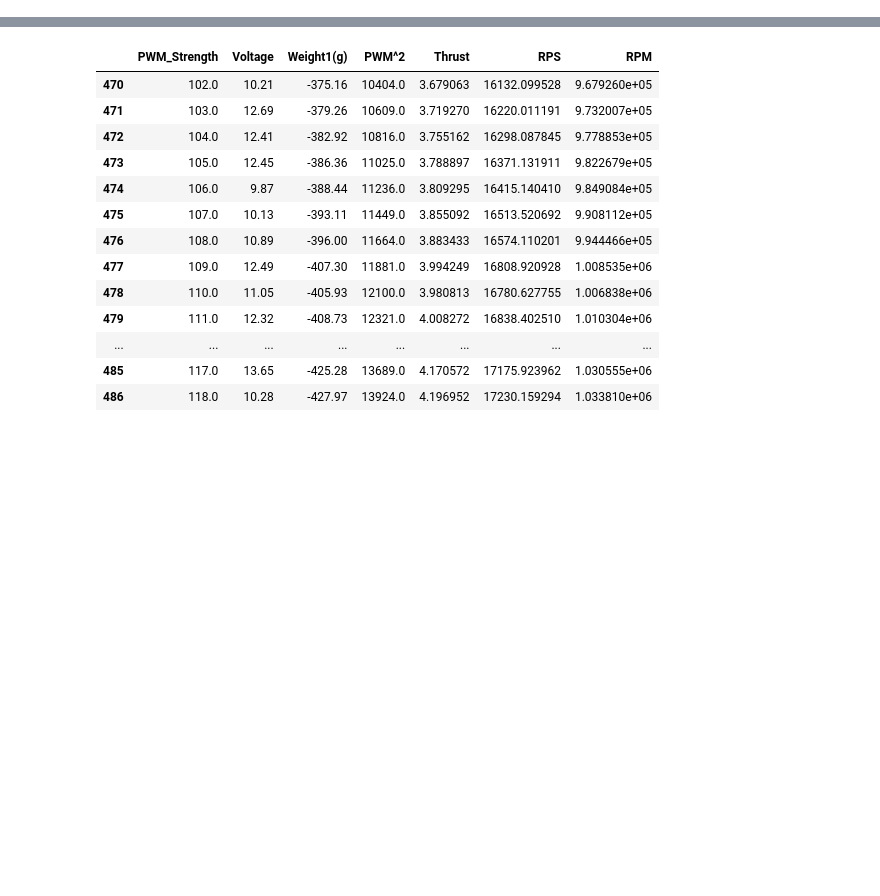
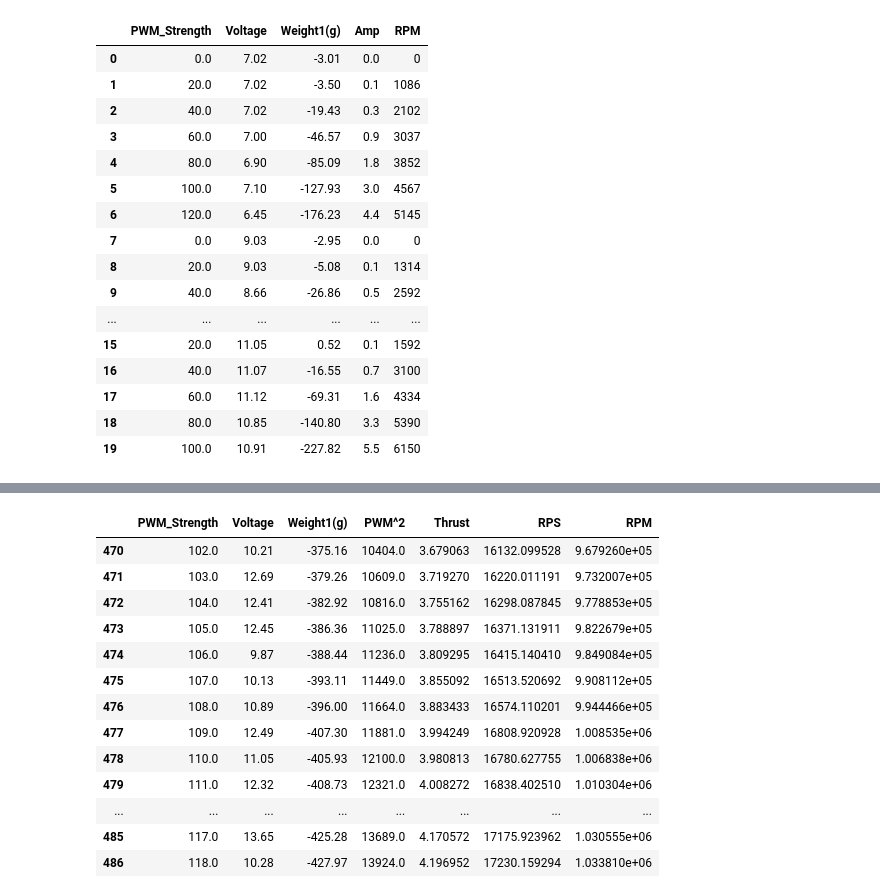
Before and after one commit to carl0801/Tricopter, a Jupyter notebook: motor_data.ipynb, the cells around one changed output, grey strips where cells are left out. Cells and saved outputs as stored; diff of their text form; code cells hidden in the pictures; blank space fills up the shorter version.

Commit message:
new data

```diff
--- a/motor_data.ipynb
+++ b/motor_data.ipynb
@@ -54,3 +171,23 @@ Index(['PWM_Strength', 'Voltage', 'Weight1(g)'], dtype='object')
+# %%
+data1.head(20)
+# %% [output]
+|  | PWM_Strength | Voltage | Weight1(g) | Amp | RPM |
+| 0 | 0.0 | 7.02 | -3.01 | 0.0 | 0 |
+| 1 | 20.0 | 7.02 | -3.50 | 0.1 | 1086 |
+| 2 | 40.0 | 7.02 | -19.43 | 0.3 | 2102 |
+| 3 | 60.0 | 7.00 | -46.57 | 0.9 | 3037 |
+| 4 | 80.0 | 6.90 | -85.09 | 1.8 | 3852 |
+| 5 | 100.0 | 7.10 | -127.93 | 3.0 | 4567 |
+| 6 | 120.0 | 6.45 | -176.23 | 4.4 | 5145 |
+| 7 | 0.0 | 9.03 | -2.95 | 0.0 | 0 |
+| 8 | 20.0 | 9.03 | -5.08 | 0.1 | 1314 |
+| 9 | 40.0 | 8.66 | -26.86 | 0.5 | 2592 |
+| ... | ... | ... | ... | ... | ... |
+| 15 | 20.0 | 11.05 | 0.52 | 0.1 | 1592 |
+| 16 | 40.0 | 11.07 | -16.55 | 0.7 | 3100 |
+| 17 | 60.0 | 11.12 | -69.31 | 1.6 | 4334 |
+| 18 | 80.0 | 10.85 | -140.80 | 3.3 | 5390 |
+| 19 | 100.0 | 10.91 | -227.82 | 5.5 | 6150 |
 # %%
 from sklearn.linear_model import LinearRegression
 
```
Also changed, not shown: parts of 15 cells of this notebook, 21 other files.
